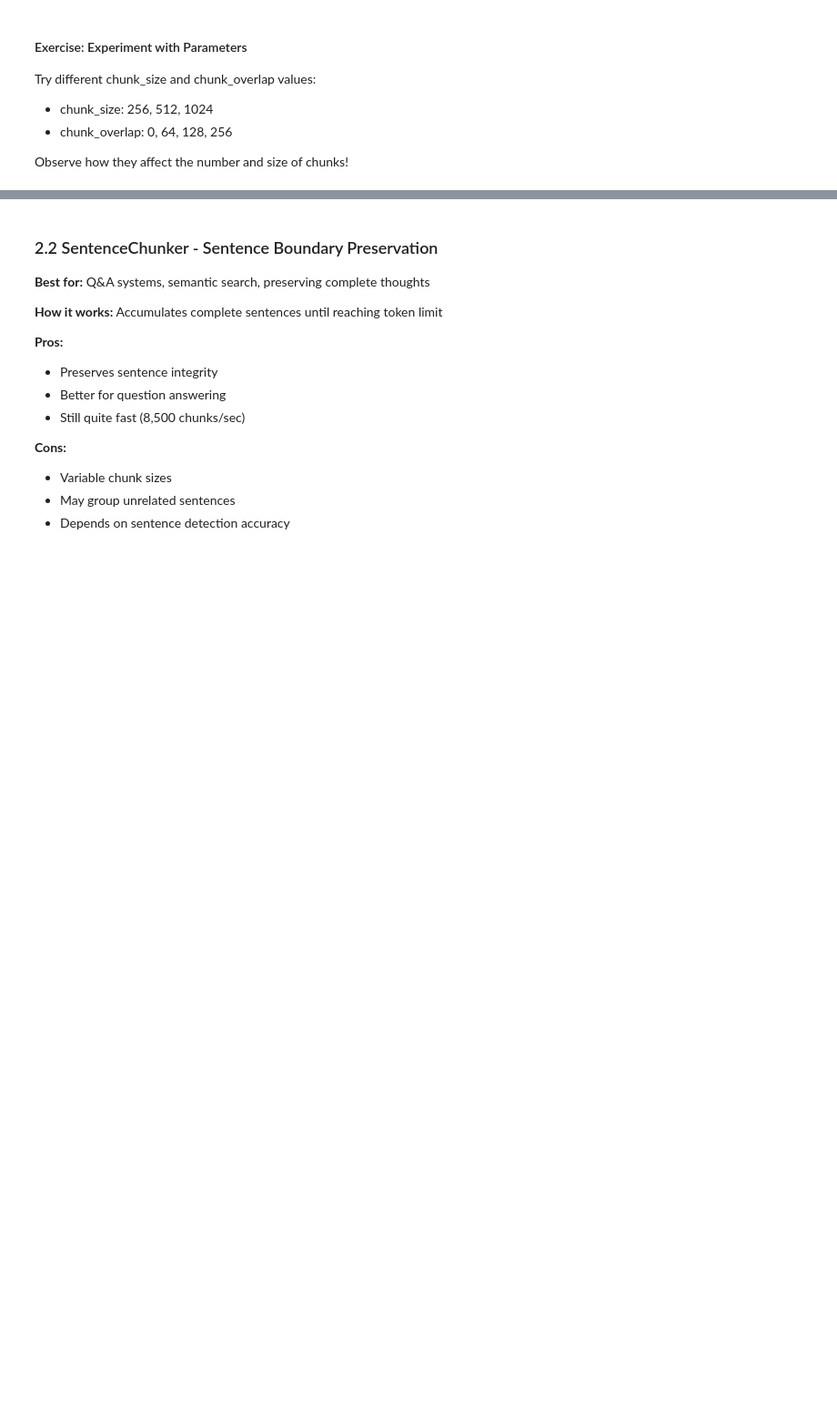
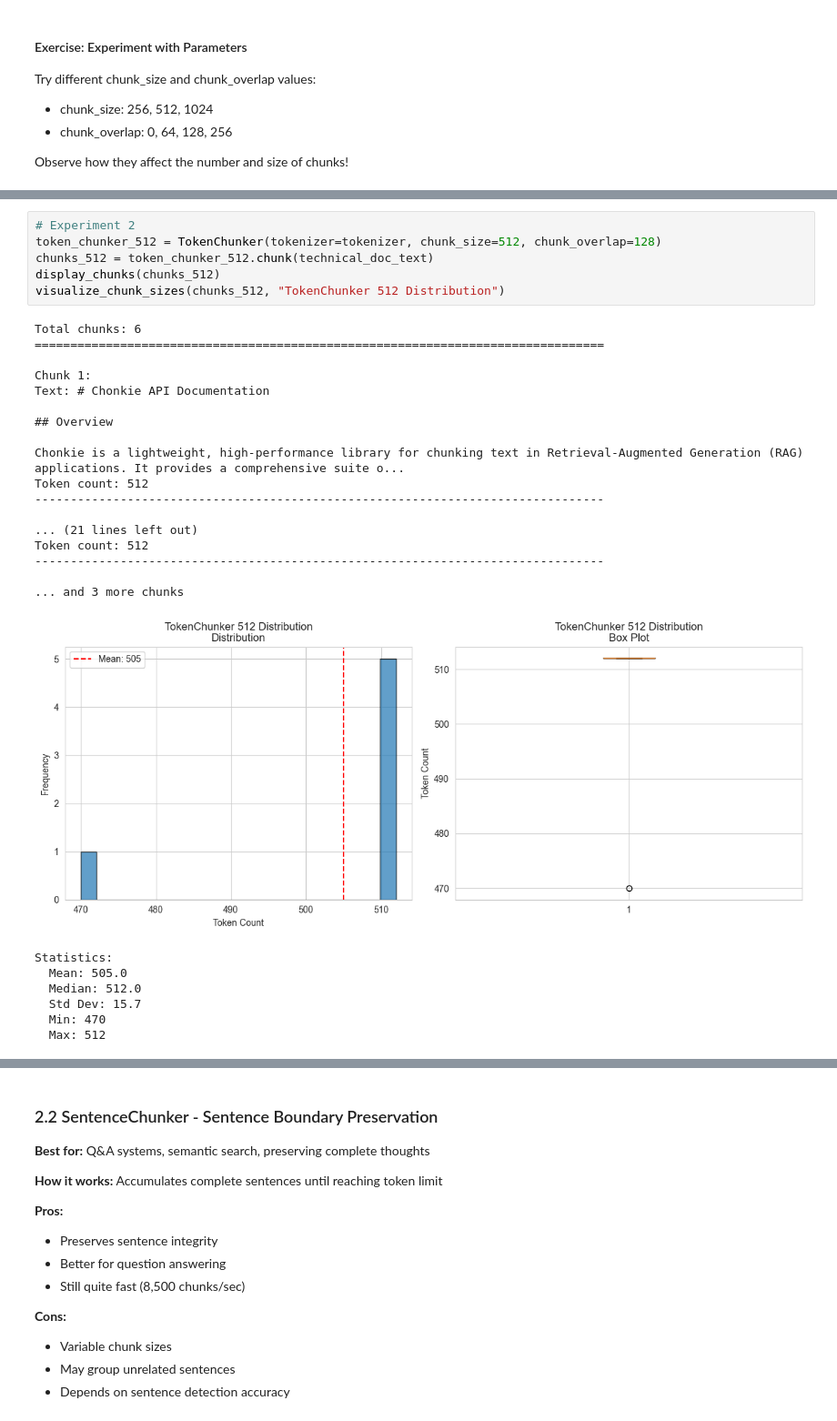
Before and after one commit to Murtuzasaifee/chonkie_chunking, a Jupyter notebook: notebooks/chonkie_tutorial.ipynb, the cells around one changed output, grey strips where cells are left out. Shown at 91% size. Saved outputs shown, nothing was run; the diff lists cells and outputs as text; blank space fills up the shorter version.

```diff
--- a/notebooks/chonkie_tutorial.ipynb
+++ b/notebooks/chonkie_tutorial.ipynb
@@ -318,0 +344,31 @@ Observe how they affect the number and size of chunks!
+# %%
+# Experiment 2
+token_chunker_512 = TokenChunker(tokenizer=tokenizer, chunk_size=512, chunk_overlap=128)
+chunks_512 = token_chunker_512.chunk(technical_doc_text)
+display_chunks(chunks_512)
+visualize_chunk_sizes(chunks_512, "TokenChunker 512 Distribution")
+# %% [output]
+Total chunks: 6
+================================================================================
+
+Chunk 1:
+Text: # Chonkie API Documentation
+
+## Overview
+
+Chonkie is a lightweight, high-performance library for chunking text in Retrieval-Augmented Generation (RAG) applications. It provides a comprehensive suite o...
+Token count: 512
+--------------------------------------------------------------------------------
+
+... (21 lines left out)
+Token count: 512
+--------------------------------------------------------------------------------
+
+... and 3 more chunks
+[figure, added]
+Statistics:
+  Mean: 505.0
+  Median: 512.0
+  Std Dev: 15.7
+  Min: 470
+  Max: 512
```
Also changed, not shown: parts of 2 cells of this notebook.
